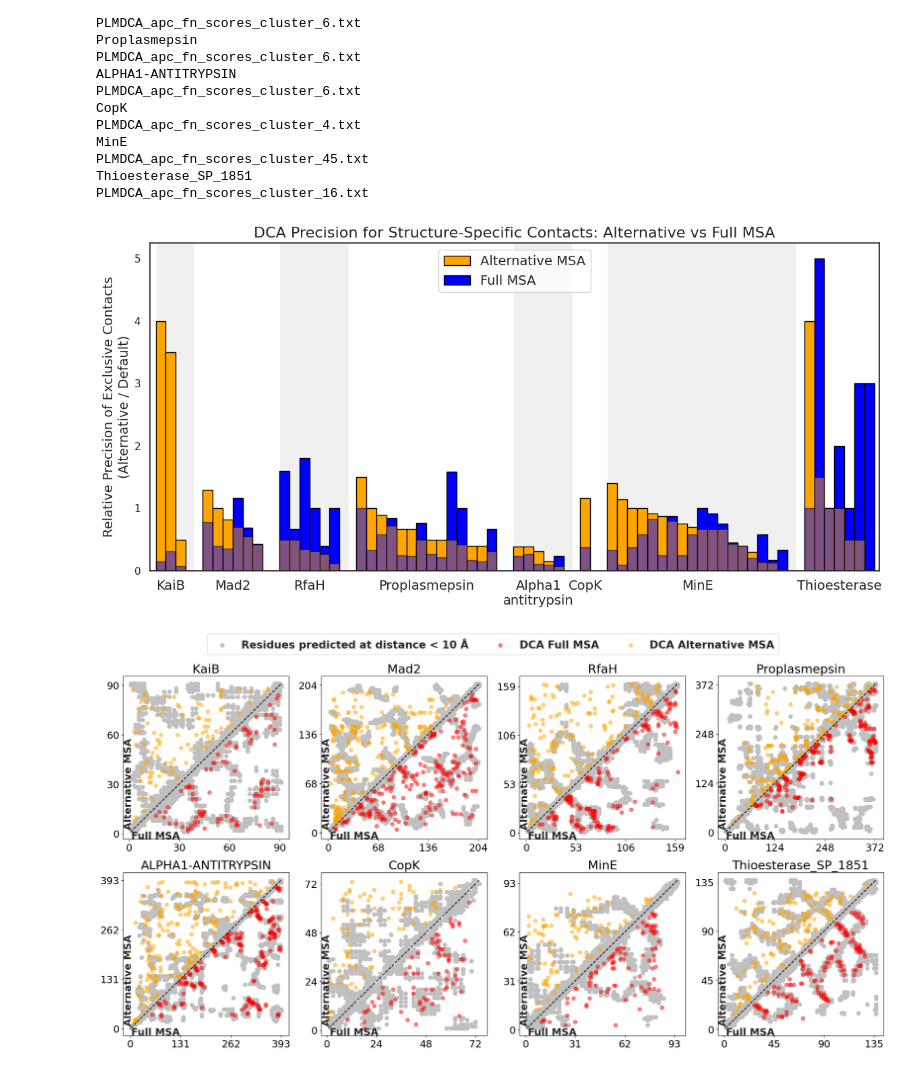
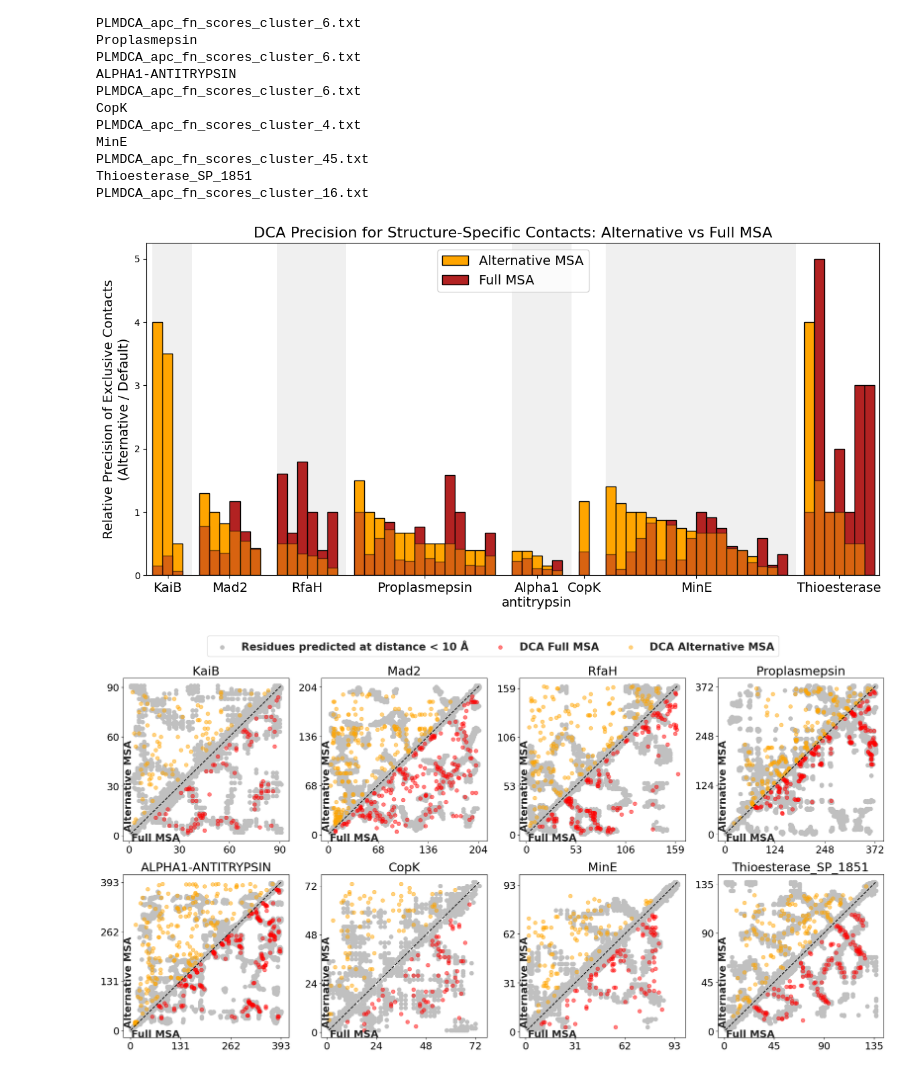
Before and after one commit to RitAreaSciencePark/MSARC, a Jupyter notebook: dca_analysis/mutations.ipynb, the cells around one changed output. Saved outputs shown, nothing was run; the diff lists cells and outputs as text; code cells hidden in the pictures.

```diff
--- a/dca_analysis/mutations.ipynb
+++ b/dca_analysis/mutations.ipynb
@@ -217,7 +217,7 @@ def main(prot):
 
         if pairs_to_mute:
             pairs_mute = pd.concat(pairs_to_mute)
-            pairs_mute.to_csv('output_files/muts_'+prot+'.csv', index=False)
+            pairs_mute.to_csv('output_files/'+prot+'_muts.csv', index=False)
 
     return clu_tuple, full_tuple, pdb_native, pdb_sel, L, all_clus, cluster
 # %%
@@ -280,7 +280,7 @@ alt_vals_all = []
 full_vals_all = []
 
 alt_color = 'orange' #'#00B26D'
-full_color =  'blue' #'#8E24AA'
+full_color =  'firebrick' #'#8E24AA'
 sizes = []
 
 group_intervals = []
@@ -336,34 +336,34 @@ fig = plt.figure(figsize=(12, 6))
 for i, (start, end) in enumerate(group_intervals):
     color = '#f0f0f0' if i % 2 == 0 else 'white'
     plt.axvspan(start, end, facecolor=color, zorder=0)
 
 plt.bar(
     x_vals, bottom_vals, width=bar_width, color=colors_bottom, edgecolor='black',
     alpha=1, zorder=1
 )
 plt.bar(
     x_vals, top_vals, width=bar_width, color=colors_top, edgecolor='black',
     alpha=0.5, zorder=2
 )
 
 # Asse X
 plt.xticks(xtick_positions, xtick_labels, fontsize=14)
 plt.ylabel("Relative Precision of Exclusive Contacts\n(Alternative / Default)", fontsize=14)
 
 plt.title("DCA Precision for Structure-Specific Contacts: Alternative vs Full MSA", fontsize=16)
 
 # Legenda
 legend_elements = [
     Patch(facecolor=alt_color, edgecolor='black', label='Alternative MSA'),
     Patch(facecolor=full_color, edgecolor='black', label='Full MSA')
 ]
 plt.legend(handles=legend_elements, fontsize=14, loc='upper center')
 
 plt.xlim(-1, offset - inter_group_spacing)
 plt.tight_layout()
 plt.show()
 # %% [output]
-[figure, old version]
+[figure, new version]
 # %%
 fig.savefig("histo_ratio.png", dpi=600, bbox_inches='tight')
 # %%
```
Also changed, not shown: 2 other files.
